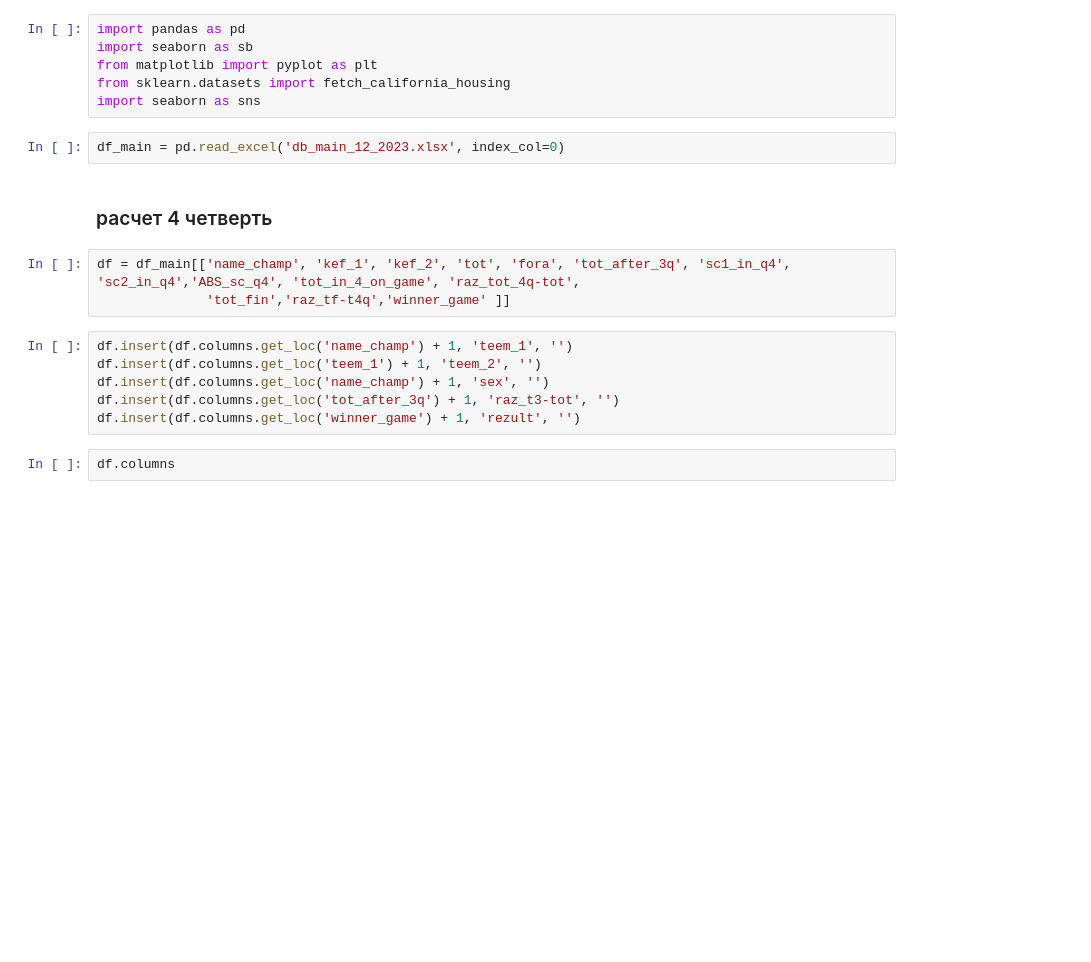
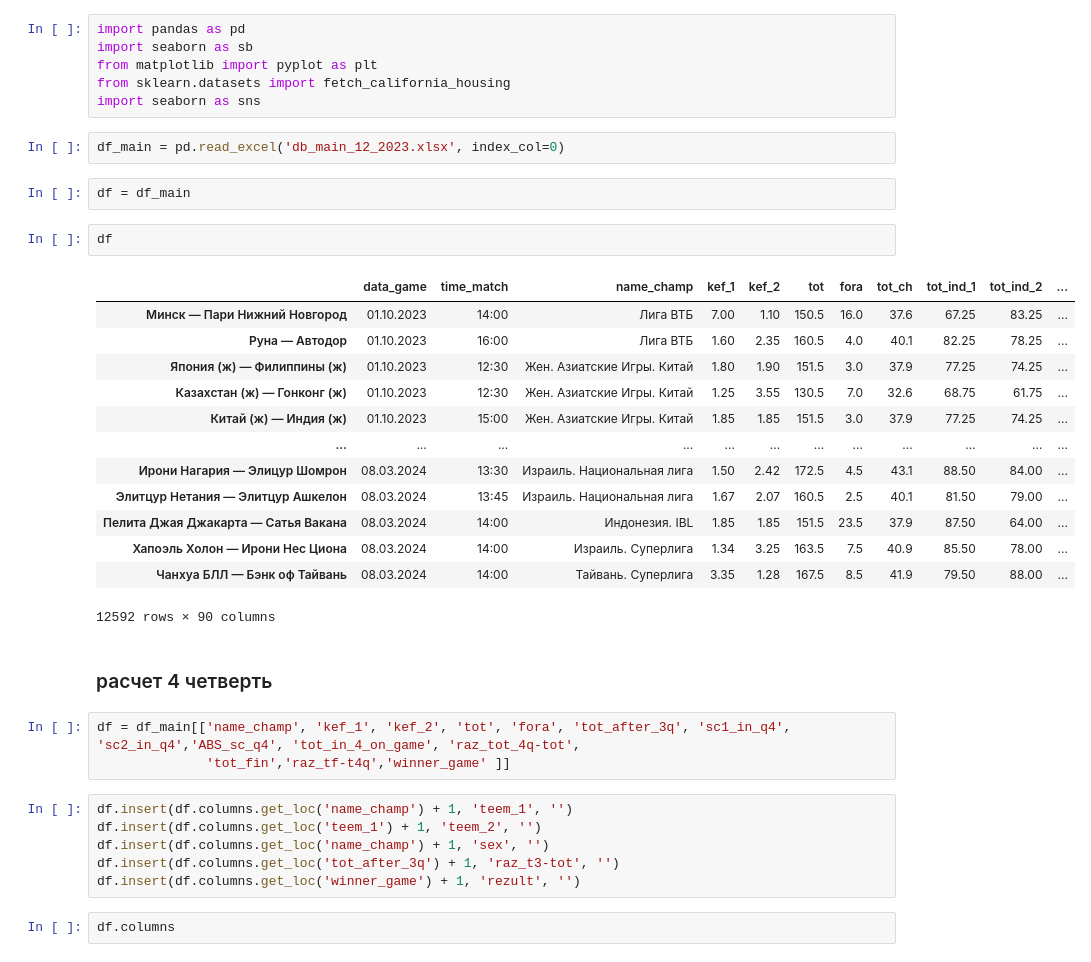
Before and after one commit to madog8/test_1, a Jupyter notebook: Basket_test.ipynb, the cells around one changed output. Cells and saved outputs as stored; diff of their text form; blank space fills up the shorter version.

```diff
--- a/Basket_test.ipynb
+++ b/Basket_test.ipynb
@@ -6,6 +6,24 @@ from sklearn.datasets import fetch_california_housing
 import seaborn as sns
 # %%
 df_main = pd.read_excel('db_main_12_2023.xlsx', index_col=0)
+# %%
+df = df_main
+# %%
+df
+# %% [output]
+|  | data_game | time_match | name_champ | kef_1 | kef_2 | tot | fora | tot_ch | tot_ind_1 | tot_ind_2 | ... |
+| Минск — Пари Нижний Новгород | 01.10.2023 | 14:00 | Лига ВТБ | 7.00 | 1.10 | 150.5 | 16.0 | 37.6 | 67.25 | 83.25 | ... |
+| Руна — Автодор | 01.10.2023 | 16:00 | Лига ВТБ | 1.60 | 2.35 | 160.5 | 4.0 | 40.1 | 82.25 | 78.25 | ... |
+| Япония (ж) — Филиппины (ж) | 01.10.2023 | 12:30 | Жен. Азиатские Игры. Китай | 1.80 | 1.90 | 151.5 | 3.0 | 37.9 | 77.25 | 74.25 | ... |
+| Казахстан (ж) — Гонконг (ж) | 01.10.2023 | 12:30 | Жен. Азиатские Игры. Китай | 1.25 | 3.55 | 130.5 | 7.0 | 32.6 | 68.75 | 61.75 | ... |
+| Китай (ж) — Индия (ж) | 01.10.2023 | 15:00 | Жен. Азиатские Игры. Китай | 1.85 | 1.85 | 151.5 | 3.0 | 37.9 | 77.25 | 74.25 | ... |
+| ... | ... | ... | ... | ... | ... | ... | ... | ... | ... | ... | ... |
+| Ирони Нагария — Элицур Шомрон | 08.03.2024 | 13:30 | Израиль. Национальная лига | 1.50 | 2.42 | 172.5 | 4.5 | 43.1 | 88.50 | 84.00 | ... |
+| Элитцур Нетания — Элитцур Ашкелон | 08.03.2024 | 13:45 | Израиль. Национальная лига | 1.67 | 2.07 | 160.5 | 2.5 | 40.1 | 81.50 | 79.00 | ... |
+| Пелита Джая Джакарта — Сатья Вакана | 08.03.2024 | 14:00 | Индонезия. IBL | 1.85 | 1.85 | 151.5 | 23.5 | 37.9 | 87.50 | 64.00 | ... |
+| Хапоэль Холон — Ирони Нес Циона | 08.03.2024 | 14:00 | Израиль. Суперлига | 1.34 | 3.25 | 163.5 | 7.5 | 40.9 | 85.50 | 78.00 | ... |
+| Чанхуа БЛЛ — Бэнк оф Тайвань | 08.03.2024 | 14:00 | Тайвань. Суперлига | 3.35 | 1.28 | 167.5 | 8.5 | 41.9 | 79.50 | 88.00 | ... |
+12592 rows × 90 columns
 # %% [markdown]
 ### расчет 4 четверть
 # %%
```
Also changed, not shown: parts of 20 cells of this notebook.
